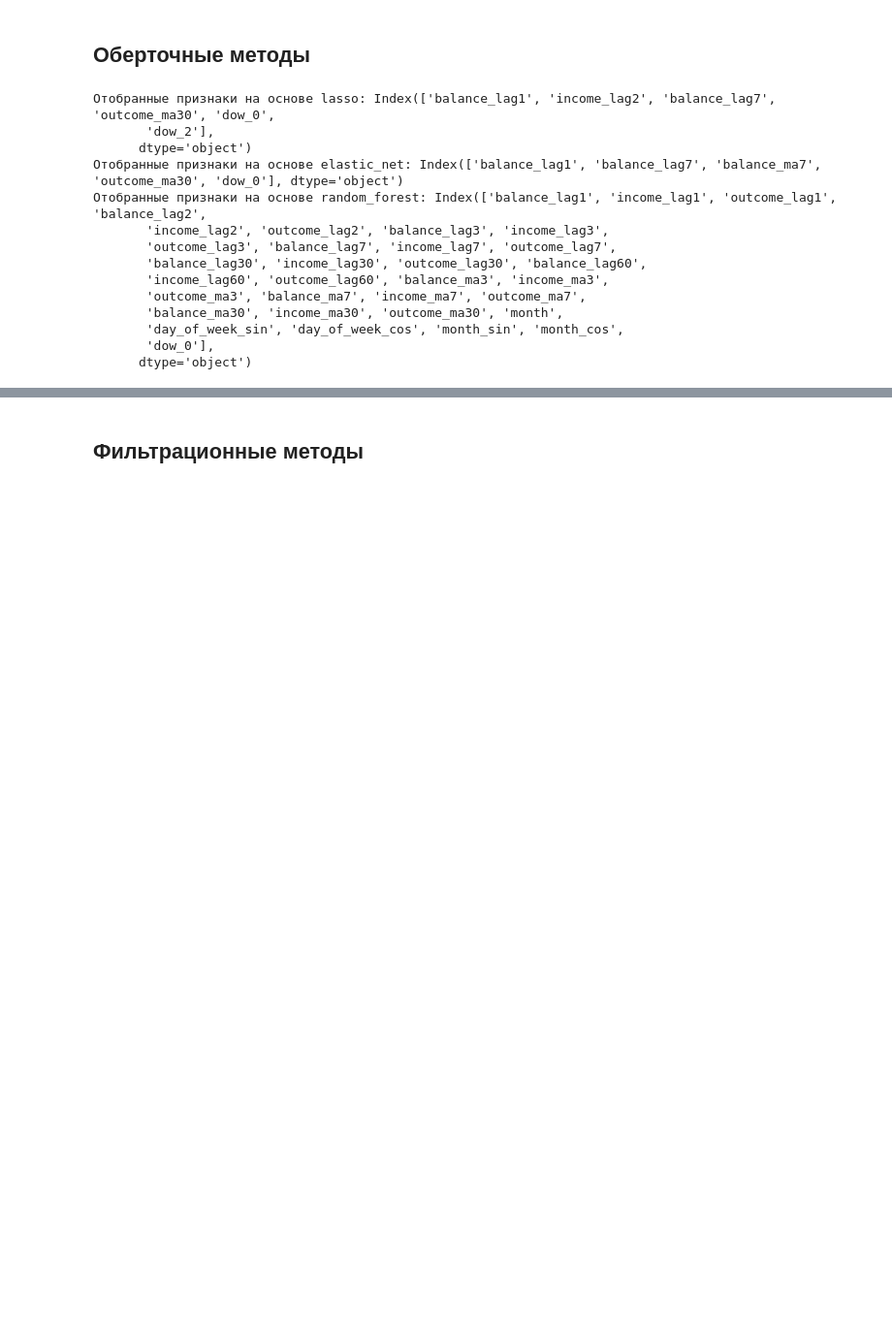
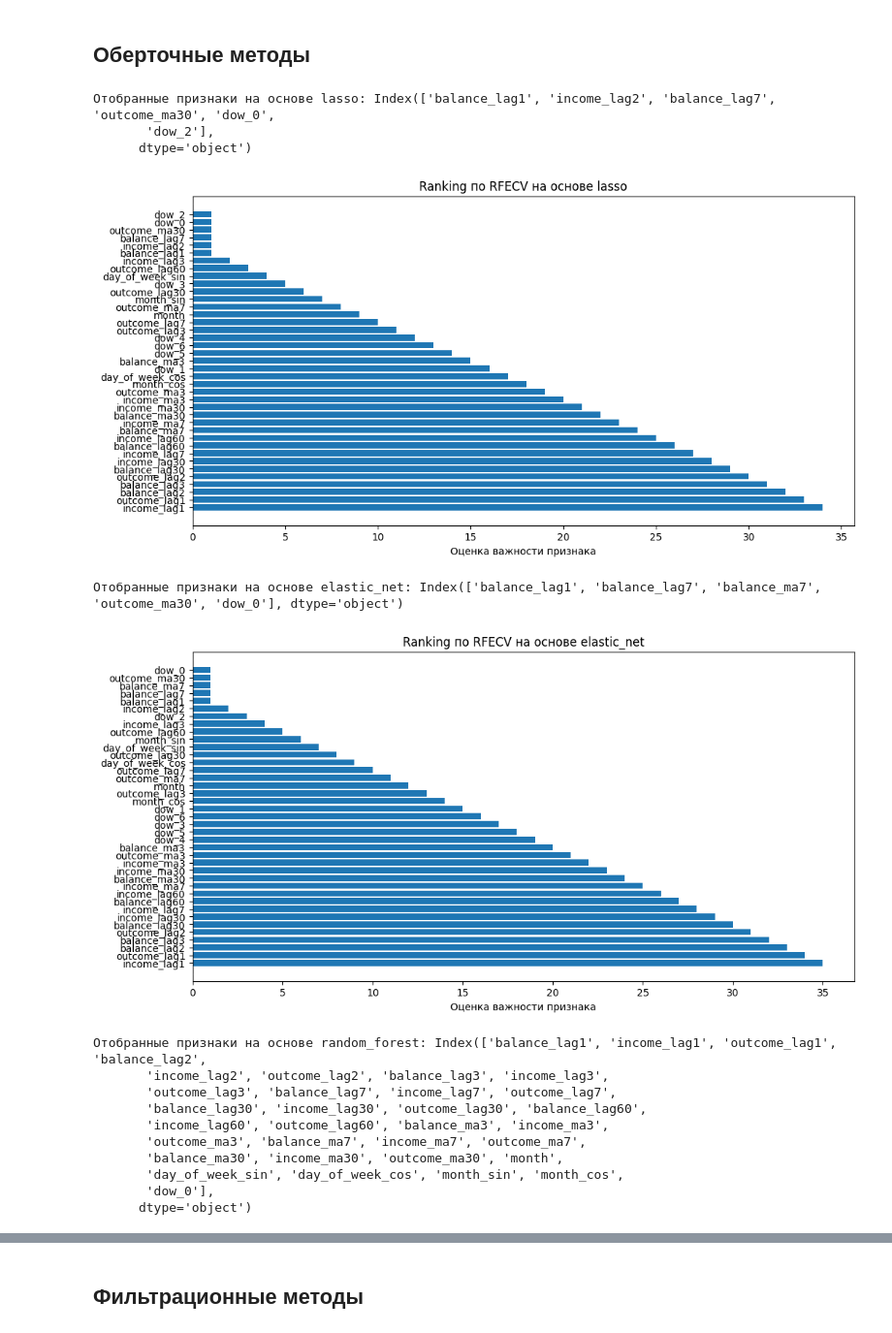
Before and after one commit to polyson28/TS_project, a Jupyter notebook: notebooks/feature_selection.ipynb, the cells around one changed output, grey strips where cells are left out. Shown at 97% size. Cells and saved outputs as stored; diff of their text form; code cells hidden in the pictures; blank space fills up the shorter version.

Commit message:
refactor code for feature selection

```diff
--- a/notebooks/feature_selection.ipynb
+++ b/notebooks/feature_selection.ipynb
@@ -132,27 +88,32 @@ selected_features.tolist()
 # %%
 models_for_wrapper = {
     'lasso': LassoCV(cv=tscv, max_iter=10000, random_state=42),
     'elastic_net': ElasticNetCV(cv=tscv, max_iter=10000, random_state=42),
     'random_forest': RandomForestRegressor(n_estimators=100, random_state=42)
 }
 
-wrapper_feature_selection = WrapperMethod()
-wrapper_feature_selection.fit(features, target)
+wrapper = WrapperMethod()
+wrapper.fit(features, target)
+
 for name, model in models_for_wrapper.items():
-    res = wrapper_feature_selection.implement(model, tscv)
+    res = wrapper.implement(model, tscv)
     print(f'Отобранные признаки на основе {name}: {res}', end='\n')
+
+    wrapper.vizualize(f'Ranking по RFECV на основе {name}')
 # %% [output]
 Отобранные признаки на основе lasso: Index(['balance_lag1', 'income_lag2', 'balance_lag7', 'outcome_ma30', 'dow_0',
        'dow_2'],
       dtype='object')
-Отобранные признаки на основе elastic_net: Index(['balance_lag1', 'balance_lag7', 'balance_ma7', 'outcome_ma30', 'dow_0'], dtype='object')
-Отобранные признаки на основе random_forest: Index(['balance_lag1', 'income_lag1', 'outcome_lag1', 'balance_lag2',
-       'income_lag2', 'outcome_lag2', 'balance_lag3', 'income_lag3',
-       'outcome_lag3', 'balance_lag7', 'income_lag7', 'outcome_lag7',
-       'balance_lag30', 'income_lag30', 'outcome_lag30', 'balance_lag60',
-       'income_lag60', 'outcome_lag60', 'balance_ma3', 'income_ma3',
-       'outcome_ma3', 'balance_ma7', 'income_ma7', 'outcome_ma7',
-       'balance_ma30', 'income_ma30', 'outcome_ma30', 'month',
-       'day_of_week_sin', 'day_of_week_cos', 'month_sin', 'month_cos',
-       'dow_0'],
-      dtype='object')
+[figure, added]
+Отобранные признаки на основе elastic_net: Index(['balance_lag1', 'balance_lag7', 'balance_ma7', 'outcome_ma30', 'dow_0'], dtype='object')
+[figure, added]
+Отобранные признаки на основе random_forest: Index(['balance_lag1', 'income_lag1', 'outcome_lag1', 'balance_lag2',
+       'income_lag2', 'outcome_lag2', 'balance_lag3', 'income_lag3',
+       'outcome_lag3', 'balance_lag7', 'income_lag7', 'outcome_lag7',
+       'balance_lag30', 'income_lag30', 'outcome_lag30', 'balance_lag60',
+       'income_lag60', 'outcome_lag60', 'balance_ma3', 'income_ma3',
+       'outcome_ma3', 'balance_ma7', 'income_ma7', 'outcome_ma7',
+       'balance_ma30', 'income_ma30', 'outcome_ma30', 'month',
+       'day_of_week_sin', 'day_of_week_cos', 'month_sin', 'month_cos',
+       'dow_0'],
+      dtype='object')
```
Also changed, not shown: parts of 10 cells of this notebook, 1 other file.
